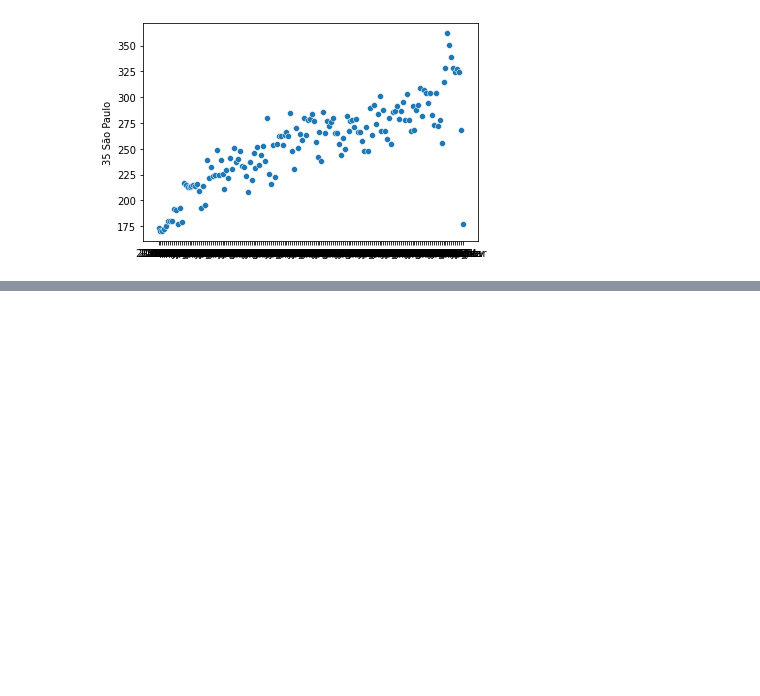
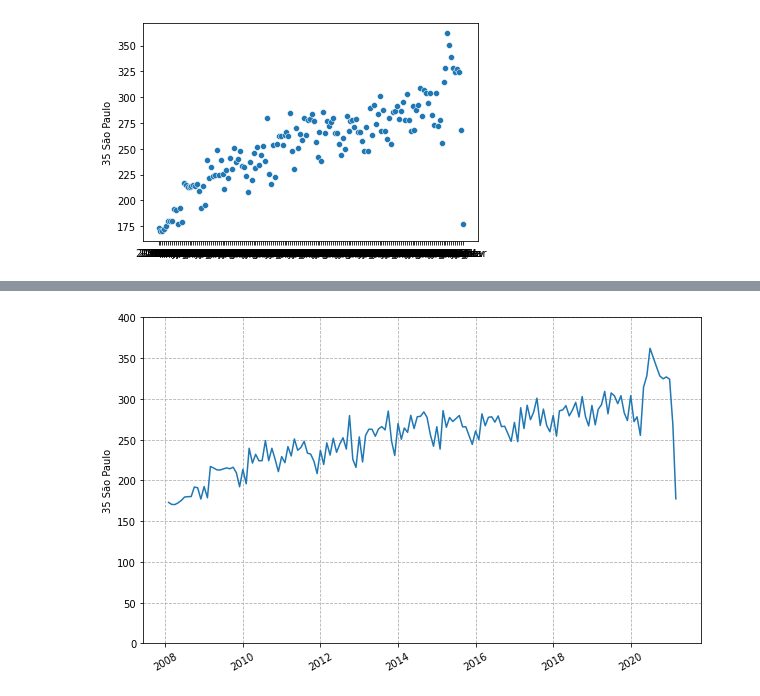
Before and after one commit to laugustovieira/BootCamp---Data-Science, a Jupyter notebook: BootCampDataScience.ipynb, the cells around one changed output, grey strips where cells are left out. Saved outputs shown, nothing was run; the diff lists cells and outputs as text; code cells hidden in the pictures; blank space fills up the shorter version.

```diff
--- a/BootCampDataScience.ipynb
+++ b/BootCampDataScience.ipynb
@@ -338,6 +338,10 @@ ordenado_por_total.head()
 | 43 Rio Grande do Sul | 1049252.33 | 3182913.14 | 8571312.11 | 16592432.80 | 30134255.70 | 51064610.03 | 45897704.82 | 52928695.92 | 51972416.77 | ... |
 | 33 Rio de Janeiro | 469469.34 | 921646.57 | 2994664.57 | 7250528.08 | 13627123.27 | 251511992.03 | 44128159.73 | 42900847.02 | 45306499.53 | ... |
 5 rows × 164 columns
+# %%
+ordenado_por_total_todos = ordenado_por_total
+ordenado_por_total_todos = ordenado_por_total_todos[ordenado_por_total_todos.columns[6:]]
+ordenado_por_total_todos = ordenado_por_total_todos/1000000
 # %%
 ordenado_por_total.head().T.plot(figsize=(10,6))
 # %% [output]
@@ -889,0 +894,6 @@ plt.show()
+# %%
+from datetime import date
+
+mensal = ordenado_por_total_todos.T
+
+mensal.index
@@ -889,0 +907,23 @@ plt.show()
+# %%
+#usando um dicionário
+meses = {"Jan": 1,
+         "Fev": 2,
+         "Mar": 3,
+         "Abr": 4,
+         "Mai": 5,
+         "Jun": 6,
+         "Jul": 7,
+         "Ago": 8,
+         "Set": 9,
+         "Out": 10,
+         "Nov": 11,
+         "Dez": 12
+         }
+#definindo um método para ajustar as datas
+def para_data(mes_ano):
+  ano = int(mes_ano[0:4])
+  mes = meses[mes_ano[5:8]]
+  return datetime.date(ano, mes, 1)
+
+#realizar o map para ajustar todas as datas do indice
+mensal.index = mensal.index.map(para_data)
@@ -889,0 +948,13 @@ plt.show()
+# %%
+plt.figure(figsize = (10,6))
+ax = sns.lineplot(data = mensal, x=mensal.index, y="35 São Paulo")
+plt.xticks(rotation=30)
+#comentando a linha abaixo percebe que o plota o gráfico por ano
+#ax.xaxis.set_major_locator(ticker.IndexLocator(base=12,offset=11))
+plt.grid(True, linestyle='--')
+plt.ylim(0,400)
+# colocar como o método achar melhor a representação do eixo x
+#ax.xaxis.set_major_locator(ticker.AutoLocator())
+plt.show()
+# %% [output]
+[figure, added]
```
Also changed, not shown: parts of 9 cells of this notebook.
